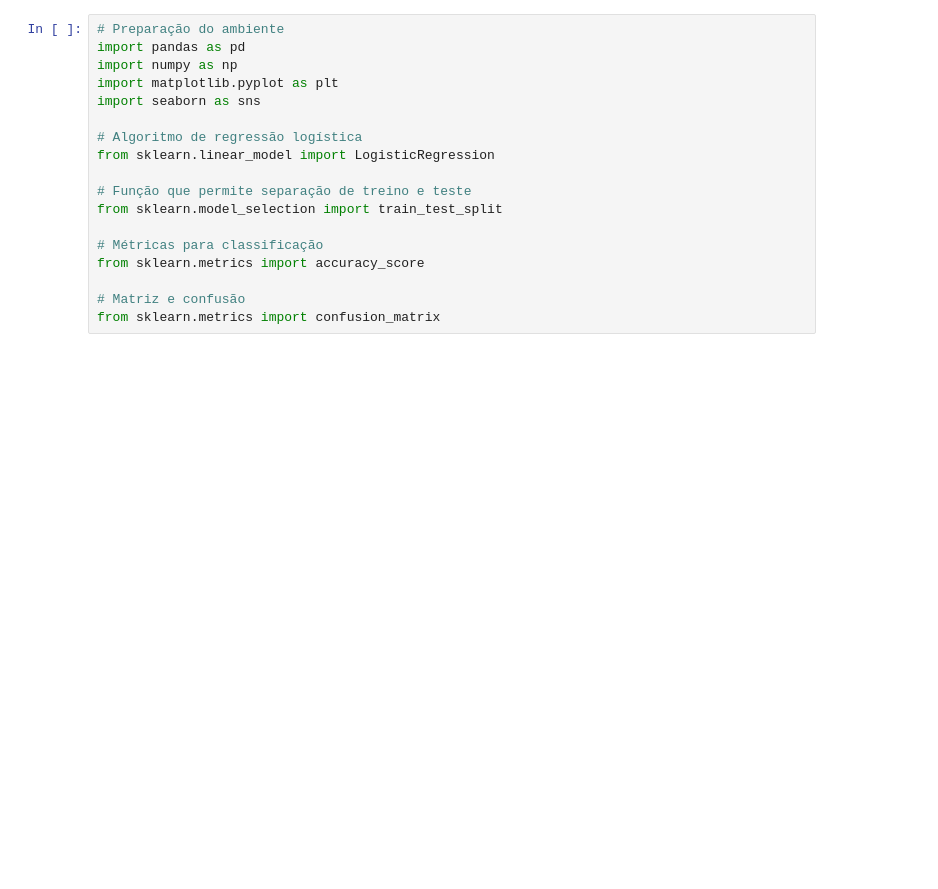
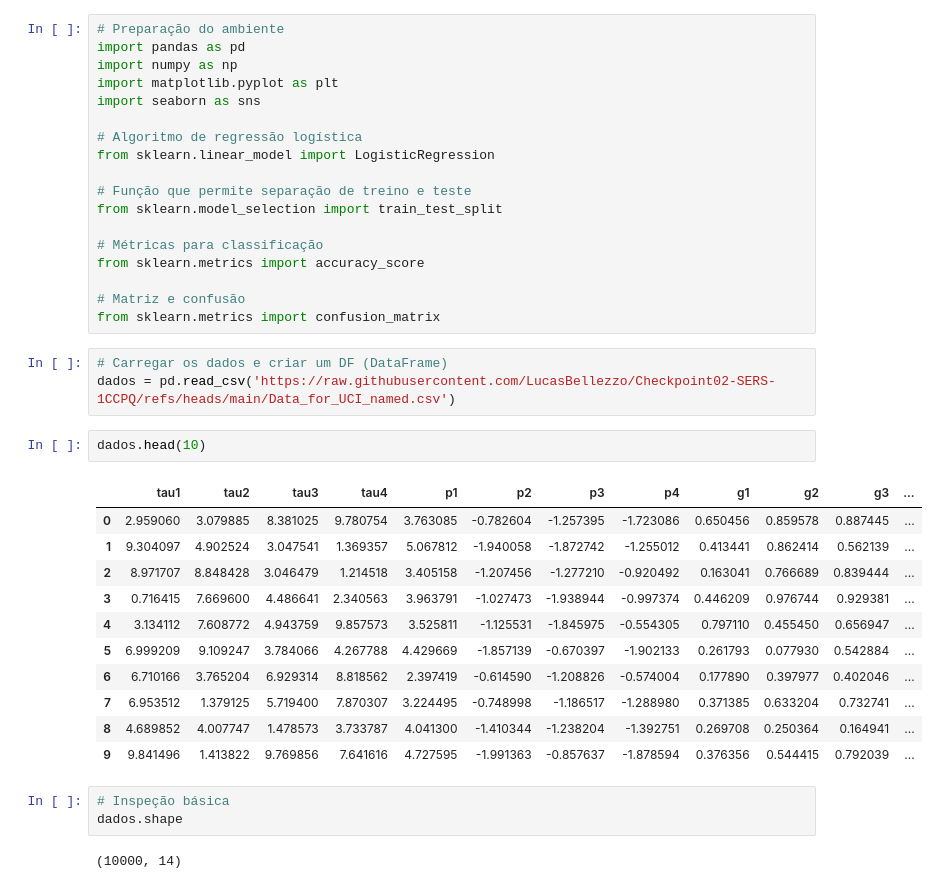
Before and after one commit to LucasBellezzo/CP02_PCP, a Jupyter notebook: Aula_06_SERS_ML.ipynb, the cells around one changed output. Saved outputs shown, nothing was run; the diff lists cells and outputs as text; blank space fills up the shorter version.

```diff
--- a/Aula_06_SERS_ML.ipynb
+++ b/Aula_06_SERS_ML.ipynb
@@ -29,3 +29,25 @@ from sklearn.metrics import accuracy_score
 
 # Matriz e confusão
 from sklearn.metrics import confusion_matrix
+# %%
+# Carregar os dados e criar um DF (DataFrame)
+dados = pd.read_csv('https://raw.githubusercontent.com/LucasBellezzo/Checkpoint02-SERS-1CCPQ/refs/heads/main/Data_for_UCI_named.csv')
+# %%
+dados.head(10)
+# %% [output]
+|  | tau1 | tau2 | tau3 | tau4 | p1 | p2 | p3 | p4 | g1 | g2 | g3 | ... |
+| 0 | 2.959060 | 3.079885 | 8.381025 | 9.780754 | 3.763085 | -0.782604 | -1.257395 | -1.723086 | 0.650456 | 0.859578 | 0.887445 | ... |
+| 1 | 9.304097 | 4.902524 | 3.047541 | 1.369357 | 5.067812 | -1.940058 | -1.872742 | -1.255012 | 0.413441 | 0.862414 | 0.562139 | ... |
+| 2 | 8.971707 | 8.848428 | 3.046479 | 1.214518 | 3.405158 | -1.207456 | -1.277210 | -0.920492 | 0.163041 | 0.766689 | 0.839444 | ... |
+| 3 | 0.716415 | 7.669600 | 4.486641 | 2.340563 | 3.963791 | -1.027473 | -1.938944 | -0.997374 | 0.446209 | 0.976744 | 0.929381 | ... |
+| 4 | 3.134112 | 7.608772 | 4.943759 | 9.857573 | 3.525811 | -1.125531 | -1.845975 | -0.554305 | 0.797110 | 0.455450 | 0.656947 | ... |
+| 5 | 6.999209 | 9.109247 | 3.784066 | 4.267788 | 4.429669 | -1.857139 | -0.670397 | -1.902133 | 0.261793 | 0.077930 | 0.542884 | ... |
+| 6 | 6.710166 | 3.765204 | 6.929314 | 8.818562 | 2.397419 | -0.614590 | -1.208826 | -0.574004 | 0.177890 | 0.397977 | 0.402046 | ... |
+| 7 | 6.953512 | 1.379125 | 5.719400 | 7.870307 | 3.224495 | -0.748998 | -1.186517 | -1.288980 | 0.371385 | 0.633204 | 0.732741 | ... |
+| 8 | 4.689852 | 4.007747 | 1.478573 | 3.733787 | 4.041300 | -1.410344 | -1.238204 | -1.392751 | 0.269708 | 0.250364 | 0.164941 | ... |
+| 9 | 9.841496 | 1.413822 | 9.769856 | 7.641616 | 4.727595 | -1.991363 | -0.857637 | -1.878594 | 0.376356 | 0.544415 | 0.792039 | ... |
+# %%
+# Inspeção básica
+dados.shape
+# %% [output]
+(10000, 14)
```
Also changed, not shown: parts of 9 cells of this notebook.
